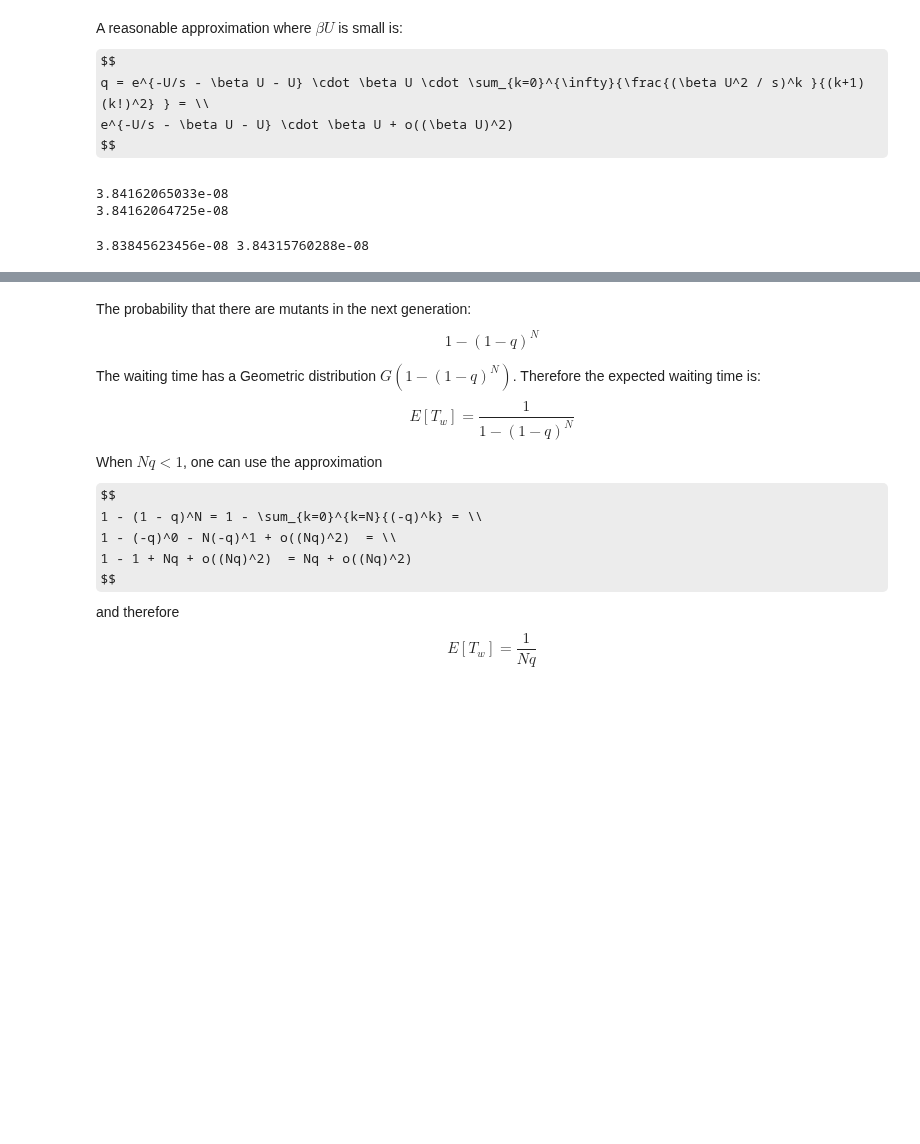
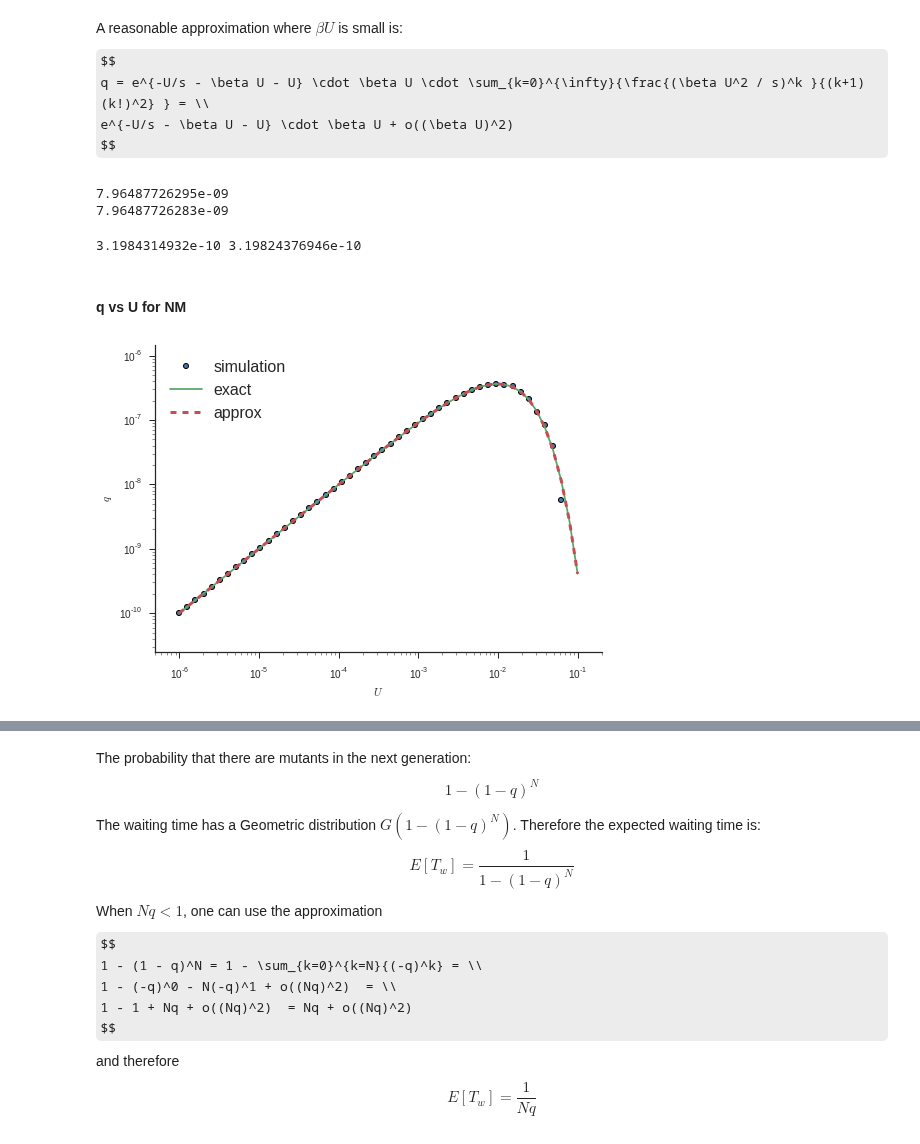
Before and after one commit to yoavram/mamba, a Jupyter notebook: simarba/adaptation model.ipynb, the cells around one changed output, grey strips where cells are left out. Saved outputs shown, nothing was run; the diff lists cells and outputs as text; code cells hidden in the pictures; some formulas as TeX source; blank space fills up the shorter version.

```diff
--- a/simarba/adaptation model.ipynb
+++ b/simarba/adaptation model.ipynb
@@ -229,12 +321,12 @@ $$
 # %%
 from scipy.special import iv
 q1 = lambda U,s,beta: exp(-U * (1 + 1/s + beta)) * sqrt(s * beta) * iv(1, 2*U*sqrt(beta/s))
-q2 = lambda U,s,beta: exp(-U * (1 + 1/s + beta)) * beta * U
+q2 = lambda U,s,beta: exp(-U/s) * exp(-U) * exp(-beta*U) * beta * U
 print q1(U,s,beta)
 print q2(U,s,beta)
 # %% [output]
-3.84162065033e-08
-3.84162064725e-08
+7.96487726295e-09
+7.96487726283e-09
 # %%
 def simulation(N,U,s,beta,G,pi=0,tau=1):
     dM = del_mut_mat(U,G,pi,tau)
@@ -247,7 +339,7 @@ def simulation(N,U,s,beta,G,pi=0,tau=1):
     p[0] = 1.0
 
     ## MSB
-    t,P,W = evolve(0, p, lambda t,p: t < MSB_ticks, N, S, dM, bM)
+    t,p = evolve(0, p, lambda t,p: t < MSB_ticks, N, S, dM, bM, verbose=False)
 
     p[1:] = p[:-1]
     p[0]  = 0
@@ -257,4 +349,6 @@ def simulation(N,U,s,beta,G,pi=0,tau=1):
     return p[0]
 print simulation(N,U,s,beta,G), exp(-U/s) * exp(-beta * U) * beta * U
 # %% [output]
-3.83845623456e-08 3.84315760288e-08
+3.1984314932e-10 3.19824376946e-10
+# %% [markdown]
+#### q vs U for NM
@@ -260,0 +363,14 @@ print simulation(N,U,s,beta,G), exp(-U/s) * exp(-beta * U) * beta * U
+# %%
+plot(Urange, y3, marker=ERRBAR_MARKER, ls=ERRBAR_LS, label='simulation')
+plot(Urange, y1, label='exact')
+plot(Urange, y2, ls='--', lw=3, label='approx')
+xscale('log')
+yscale('log')
+xlabel('$U$')
+ylabel('$q$')
+xlim(min(Urange)/2, max(Urange)*2)
+ylim(min(y1)/4, max(y2)*4)
+legend(loc='upper left');
+sns.despine()
+# %% [output]
+[figure, added]
```
Also changed, not shown: parts of 19 cells of this notebook.
